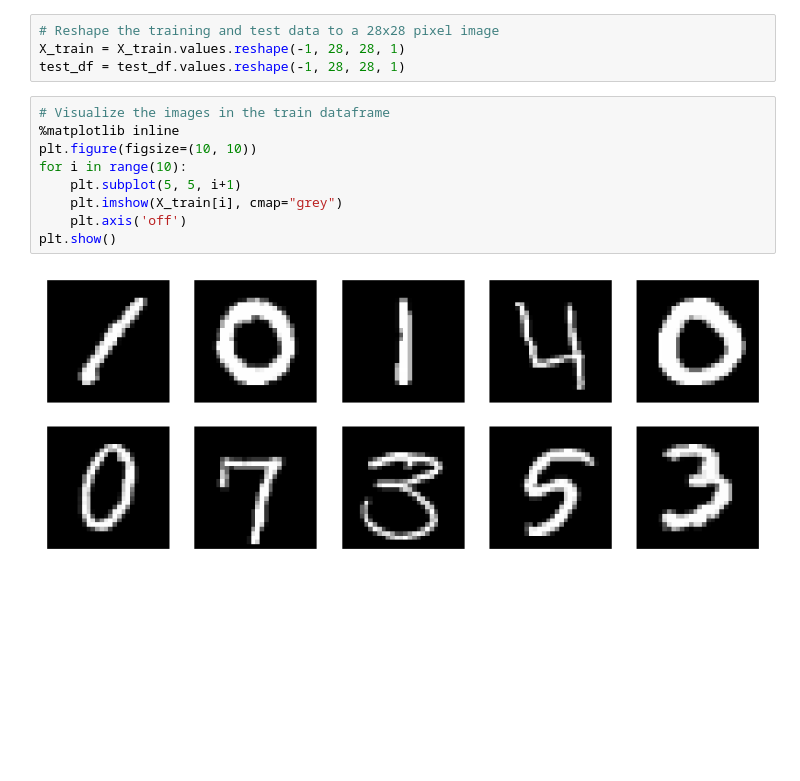
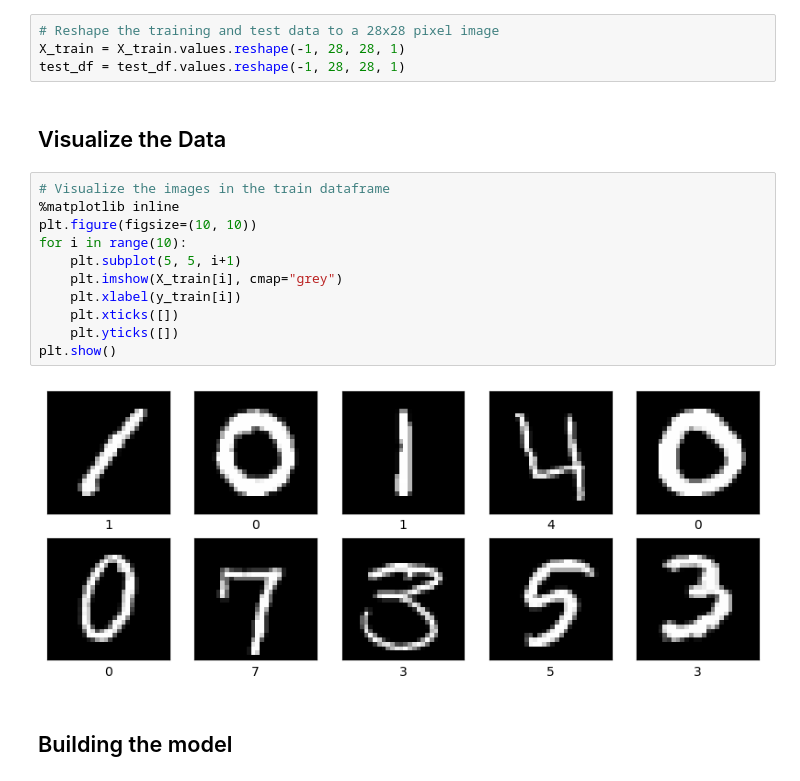
Before and after one commit to PavicicJadranko/Digit-Recognizer-using-Machine-Learning, a Jupyter notebook: Digit_Recognizer.ipynb, the cells around one changed output. Cells and saved outputs as stored; diff of their text form; blank space fills up the shorter version.

```diff
--- a/Digit_Recognizer.ipynb
+++ b/Digit_Recognizer.ipynb
@@ -76,14 +76,20 @@ test_df = test_df / 255.0
 # Reshape the training and test data to a 28x28 pixel image
 X_train = X_train.values.reshape(-1, 28, 28, 1)
 test_df = test_df.values.reshape(-1, 28, 28, 1)
+# %% [markdown]
+## Visualize the Data
 # %%
 # Visualize the images in the train dataframe
 %matplotlib inline
 plt.figure(figsize=(10, 10))
 for i in range(10):
     plt.subplot(5, 5, i+1)
     plt.imshow(X_train[i], cmap="grey")
-    plt.axis('off')
+    plt.xlabel(y_train[i])
+    plt.xticks([])
+    plt.yticks([])
 plt.show()
 # %% [output]
-[figure, old version]
+[figure, new version]
+# %% [markdown]
+## Building the model
```
Also changed, not shown: parts of 8 cells of this notebook.
